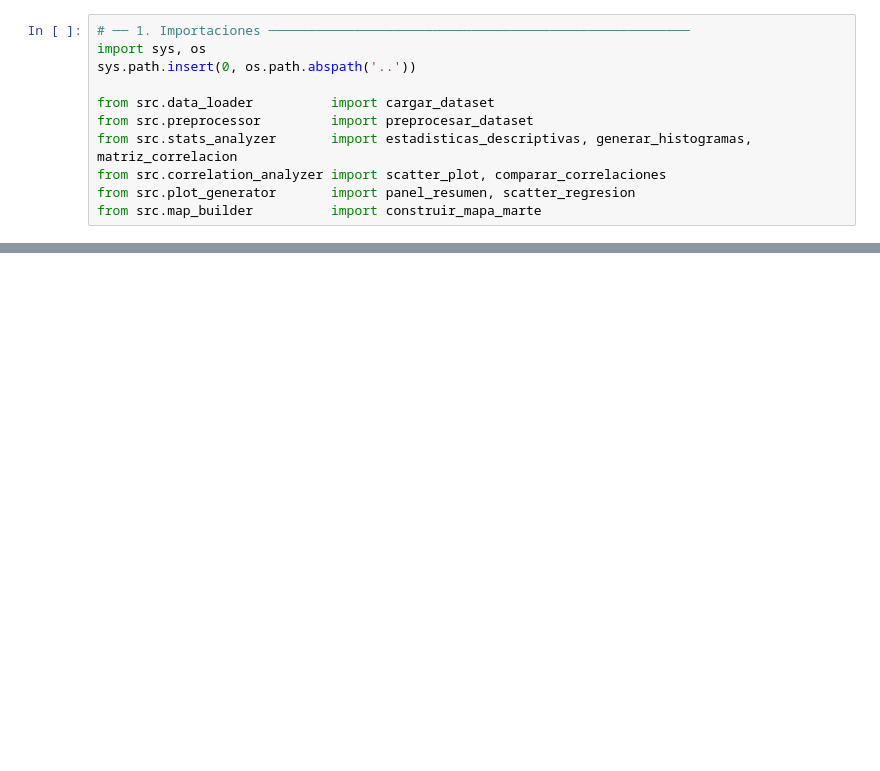
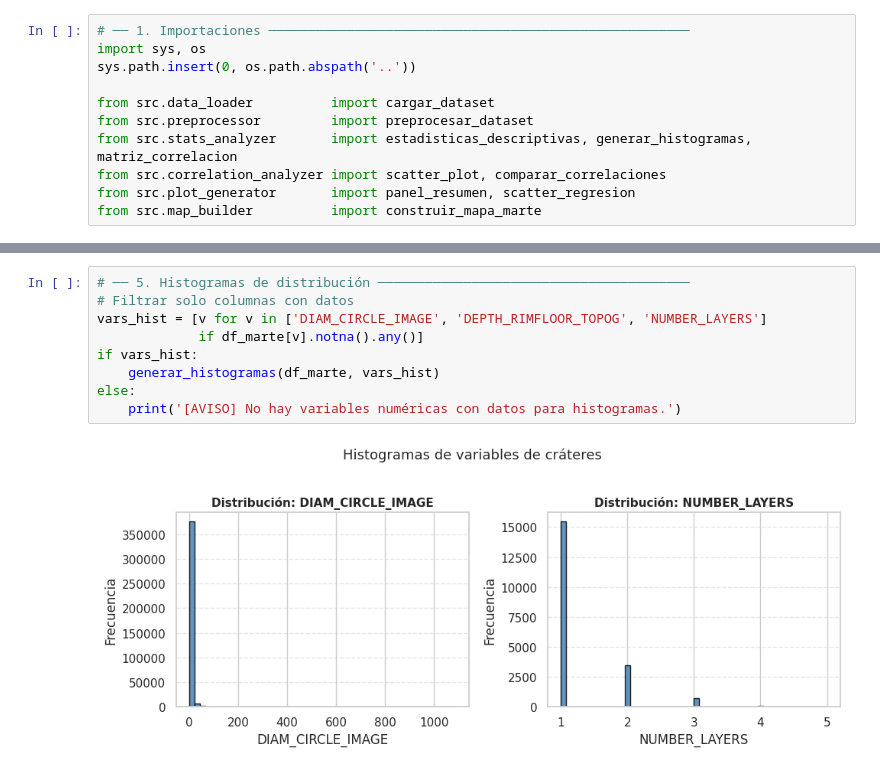
Before and after one commit to Adrian-Duque/CrateresMarte, a Jupyter notebook: notebooks/analisis_marte.ipynb, the cells around one changed output, grey strips where cells are left out. Drawn from its saved outputs; the diff is of its cells as text; blank space fills up the shorter version.

```diff
--- a/notebooks/analisis_marte.ipynb
+++ b/notebooks/analisis_marte.ipynb
@@ -42,0 +66,11 @@ matriz_correlacion(df_marte, vars_corr)
+# %%
+# ── 5. Histogramas de distribución ────────────────────────────────────────
+# Filtrar solo columnas con datos
+vars_hist = [v for v in ['DIAM_CIRCLE_IMAGE', 'DEPTH_RIMFLOOR_TOPOG', 'NUMBER_LAYERS']
+             if df_marte[v].notna().any()]
+if vars_hist:
+    generar_histogramas(df_marte, vars_hist)
+else:
+    print('[AVISO] No hay variables numéricas con datos para histogramas.')
+# %% [output]
+[figure, added]
```
Also changed, not shown: parts of 13 cells of this notebook, 7 other files.
